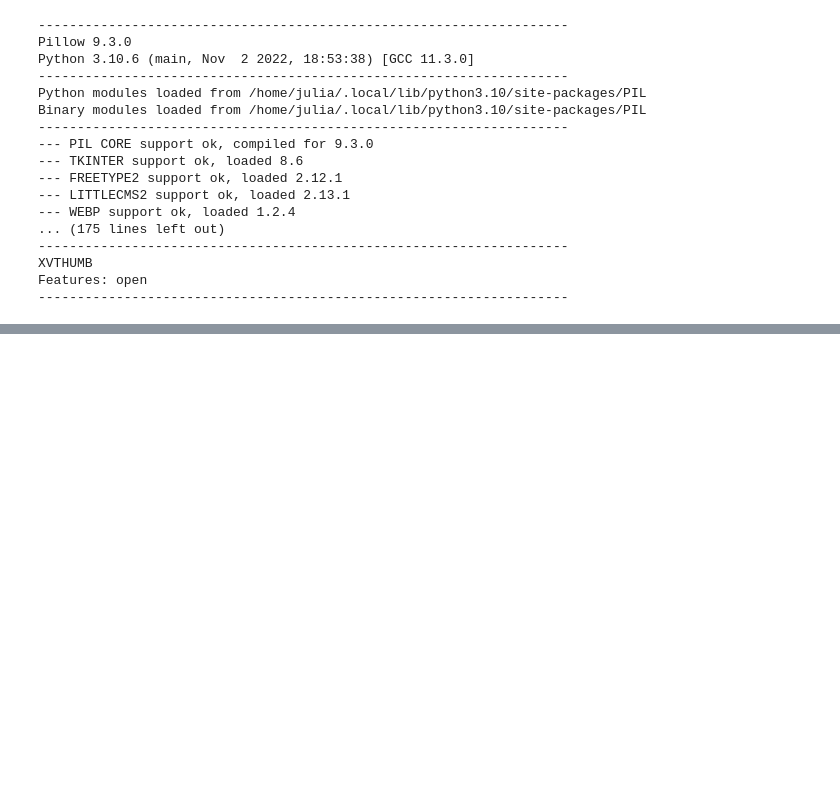
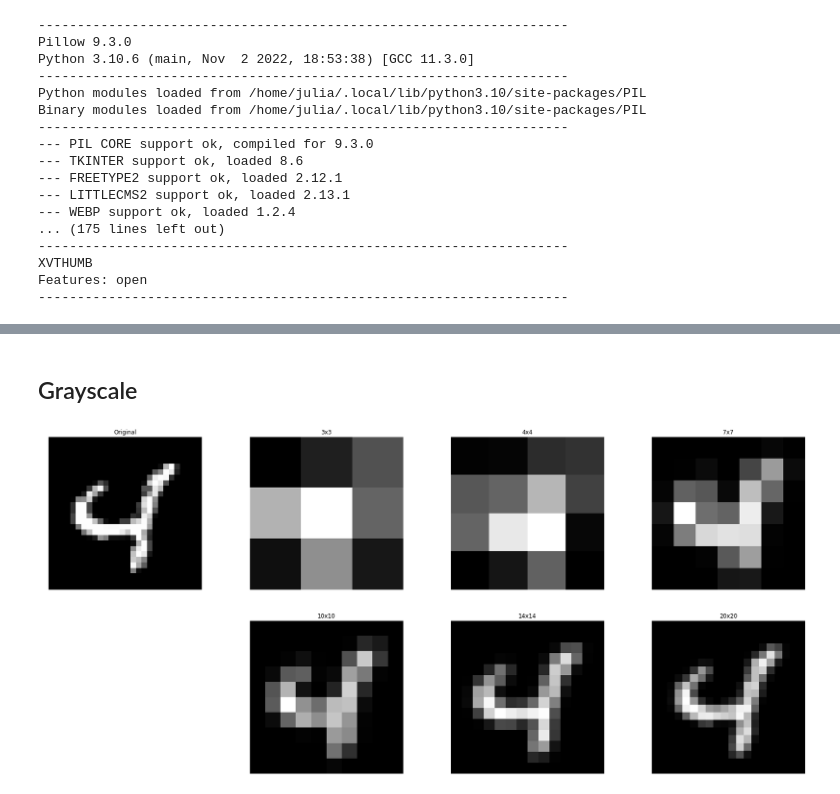
Before and after one commit to jpelayx/mnist-graphs, a Jupyter notebook: viz.ipynb, the cells around one changed output, grey strips where cells are left out. Drawn from its saved outputs; the diff is of its cells as text; code cells hidden in the pictures; blank space fills up the shorter version.

```diff
--- a/viz.ipynb
+++ b/viz.ipynb
@@ -407,0 +432,4 @@ Features: open
+# %%
+img_sizes = [(3,3), (4,4), (7,7), (10,10), (14,14), (20,20)]
+# %% [markdown]
+## Grayscale
@@ -407,0 +438,18 @@ Features: open
+# %%
+figsize = (29, 13)
+fig, ax = plt.subplots(2, 4, figsize=figsize)
+
+ax[1,0].axis('off')
+
+ax[0,0].axis('off')
+ax[0,0].imshow(img, cmap='gray')
+ax[0,0].set_title('Original')
+
+for si, s in enumerate(img_sizes):
+    ai, aj = int(si/3), int(si%3)+1
+    ax[ai, aj].axis('off')
+    ax[ai, aj].imshow(T.Resize(s)(img), cmap='gray')
+    ax[ai, aj].set_title(f'{s[0]}x{s[1]}')
+plt.show()
+# %% [output]
+[figure, added]
```
Also changed, not shown: parts of 14 cells of this notebook.
